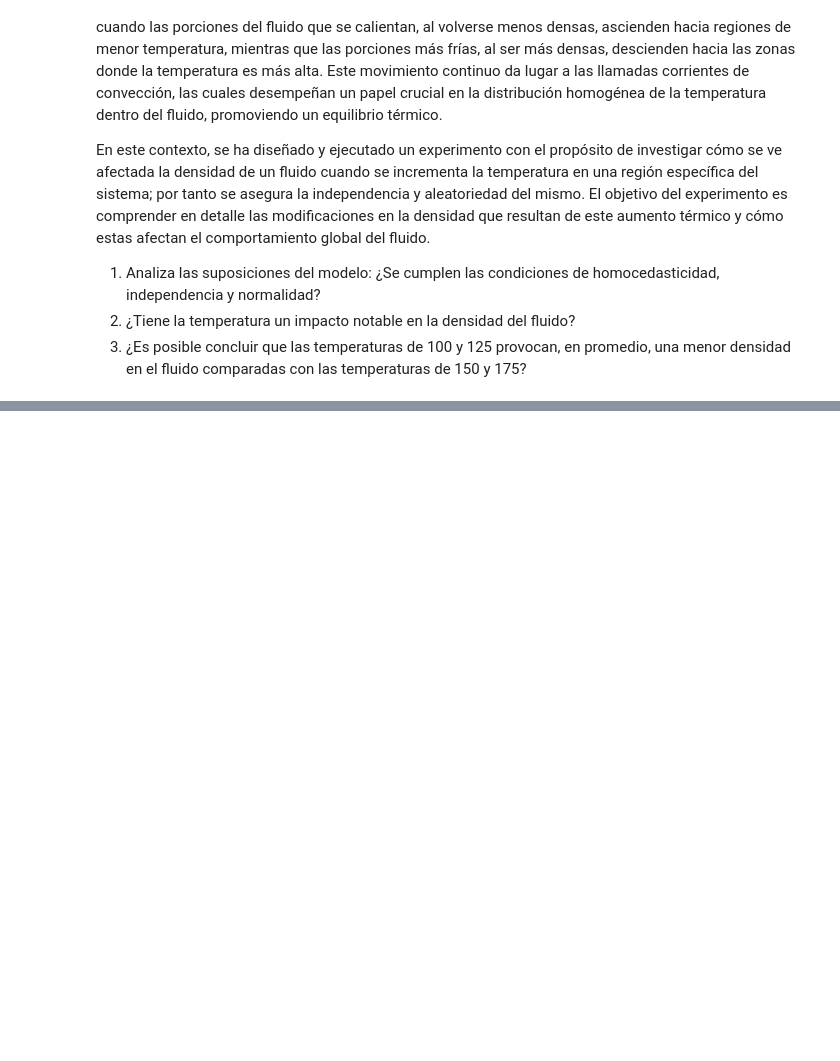
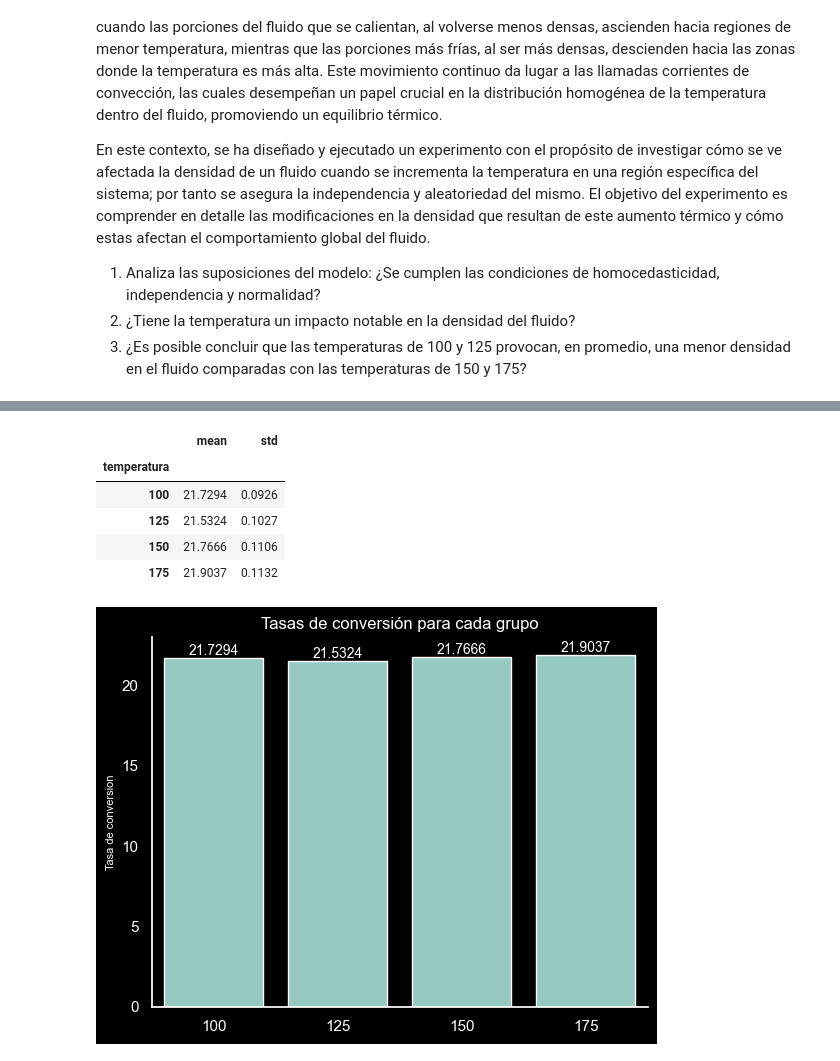
Before and after one commit to santiagorodriguez-dev/laboratorio-modulo6-leccion03-1-ab-testing-parametrico, a Jupyter notebook: notebooks/laboratorio-modulo6-leccion03-1-ab-testing-parametrico.ipynb, the cells around one changed output, grey strips where cells are left out. Drawn from its saved outputs; the diff is of its cells as text; code cells hidden in the pictures; blank space fills up the shorter version.

```diff
--- a/notebooks/laboratorio-modulo6-leccion03-1-ab-testing-parametrico.ipynb
+++ b/notebooks/laboratorio-modulo6-leccion03-1-ab-testing-parametrico.ipynb
@@ -200,0 +199,2 @@ En este contexto, se ha diseñado y ejecutado un experimento con el propósito d
+# %%
+df_densidad_fluidos = pd.read_csv("../data/densidad_fluidos.csv")
@@ -200,0 +214,2 @@ En este contexto, se ha diseñado y ejecutado un experimento con el propósito d
+# %%
+df_densidad_fluidos["temperatura"] = df_densidad_fluidos["temperatura"].astype(object)
@@ -200,0 +267,32 @@ En este contexto, se ha diseñado y ejecutado un experimento con el propósito d
+# %%
+ratio_conversion = df_densidad_fluidos.groupby('temperatura')['densidad'].agg(["mean", "std"]).round(4)
+display(ratio_conversion)
+
+fig = sns.barplot(ratio_conversion,
+                  x = ratio_conversion.index,
+                  y = "mean")
+
+# ponemos las etiquetas en cada una de las barras
+fig.bar_label(fig.containers[0], fontsize=10)
+
+
+# eliminar los ejes de arriba y la derecha
+fig.spines['top'].set_visible(False)
+fig.spines['right'].set_visible(False)
+
+# ponemos título a la gráfica
+fig.set_title("Tasas de conversión para cada grupo")
+
+# cambiamos el nombre del eje y
+fig.set_ylabel("Tasa de conversion", fontsize = 8)
+
+# quitamos el nombre del eje x
+fig.set_xlabel("");
+# %% [output]
+|  | mean | std |
+| temperatura |  |  |
+| 100 | 21.7294 | 0.0926 |
+| 125 | 21.5324 | 0.1027 |
+| 150 | 21.7666 | 0.1106 |
+| 175 | 21.9037 | 0.1132 |
+[figure, added]
```
Also changed, not shown: parts of 8 cells of this notebook, 1 other file.
